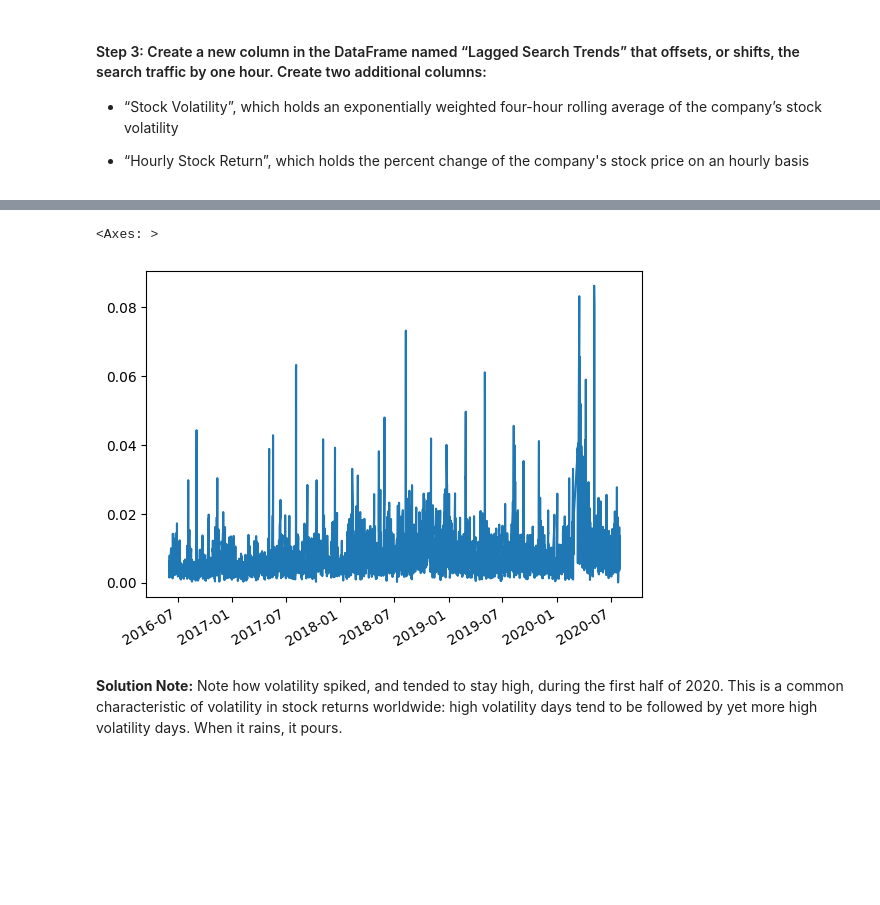
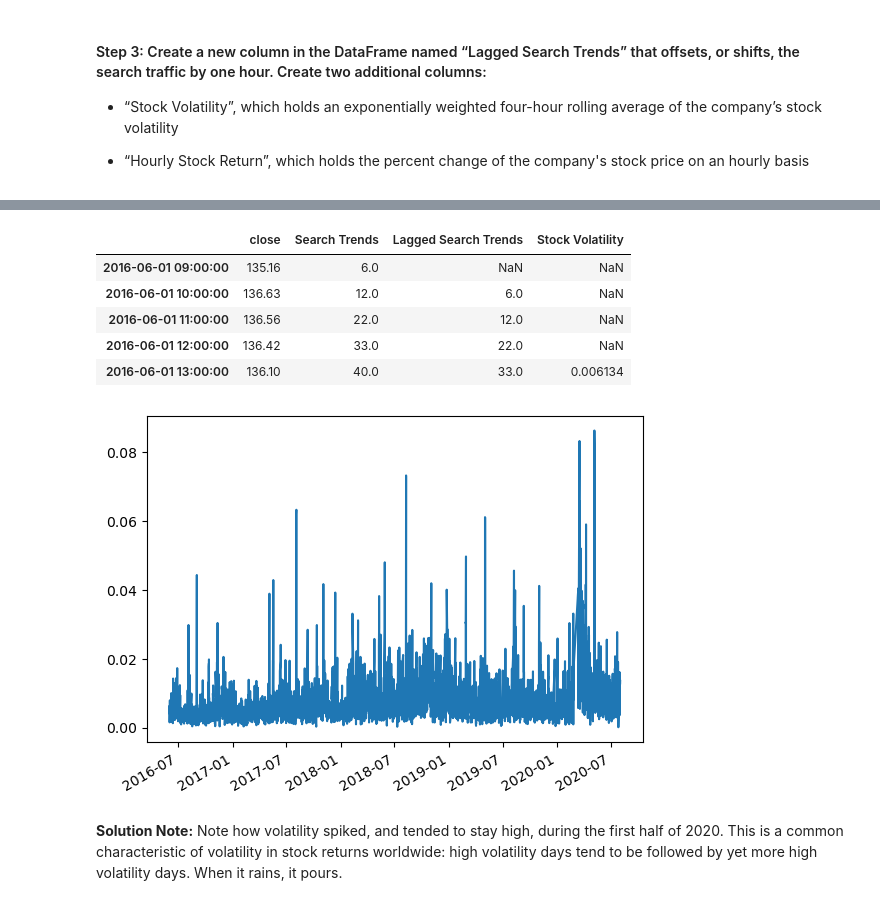
Before and after one commit to jesseparent/prophet-challenge, a Jupyter notebook: forecasting_net_prophet.ipynb, the cells around one changed output, grey strips where cells are left out. Saved outputs shown, nothing was run; the diff lists cells and outputs as text; code cells hidden in the pictures; blank space fills up the shorter version.

```diff
--- a/forecasting_net_prophet.ipynb
+++ b/forecasting_net_prophet.ipynb
@@ -296,0 +280,22 @@ display(df_mercado_stock.tail())
+# %%
+# SAMPLE OUTPUT
+# close	Search Trends
+# 2016-06-01 09:00:00	135.16	6.0
+# 2016-06-01 10:00:00	136.63	12.0
+# 2016-06-01 11:00:00	136.56	22.0
+# 2016-06-01 12:00:00	136.42	33.0
+# 2016-06-01 13:00:00	136.10	40.0
+# close	Search Trends
+# 2020-07-31 11:00:00	1105.780	20.0
+# 2020-07-31 12:00:00	1087.925	32.0
+# 2020-07-31 13:00:00	1095.800	41.0
+# 2020-07-31 14:00:00	1110.650	47.0
+# 2020-07-31 15:00:00	1122.510	53.0
+
+# Concatenate the df_mercado_stock DataFrame with the df_mercado_trends DataFrame
+# Concatenate the DataFrame by columns (axis=1), and drop any rows with only one column of data
+mercado_stock_trends_df = pd.concat([df_mercado_stock, df_mercado_trends], axis=1).dropna()
+
+# View the first and last five rows of the DataFrame
+display(mercado_stock_trends_df.head())
+display(mercado_stock_trends_df.tail())
@@ -336,3 +373,7 @@ array([<Axes: >, <Axes: >], dtype=object)
 # %%
 # Create a new column in the mercado_stock_trends_df DataFrame called Lagged Search Trends
 # This column should shift the Search Trends information by one hour
+
+mercado_stock_trends_df['Lagged Search Trends'] = mercado_stock_trends_df['Search Trends'].shift(1)
+
+mercado_stock_trends_df.head()
@@ -339,11 +387,23 @@ array([<Axes: >, <Axes: >], dtype=object)
 # %%
 # Create a new column in the mercado_stock_trends_df DataFrame called Stock Volatility
 # This column should calculate the standard deviation of the closing stock price return data over a 4 period rolling window
+mercado_stock_trends_df['Stock Volatility'] = mercado_stock_trends_df['close'].pct_change().rolling(4).std()
+
+mercado_stock_trends_df.head()
+# %% [output]
+|  | close | Search Trends | Lagged Search Trends | Stock Volatility |
+| 2016-06-01 09:00:00 | 135.16 | 6.0 | NaN | NaN |
+| 2016-06-01 10:00:00 | 136.63 | 12.0 | 6.0 | NaN |
+| 2016-06-01 11:00:00 | 136.56 | 22.0 | 12.0 | NaN |
+| 2016-06-01 12:00:00 | 136.42 | 33.0 | 22.0 | NaN |
+| 2016-06-01 13:00:00 | 136.10 | 40.0 | 33.0 | 0.006134 |
 # %%
 # Visualize the stock volatility
+plt.clf()
+mercado_stock_trends_df['Stock Volatility'].plot()
+plt.show()
 # %% [output]
-<Axes: >
-[figure, old version]
+[figure, new version]
 # %% [markdown]
 **Solution Note:** Note how volatility spiked, and tended to stay high, during the first half of 2020. This is a common characteristic of volatility in stock returns worldwide: high volatility days tend to be followed by yet more high volatility days. When it rains, it pours.
 # %%
```
Also changed, not shown: parts of 13 cells of this notebook.
